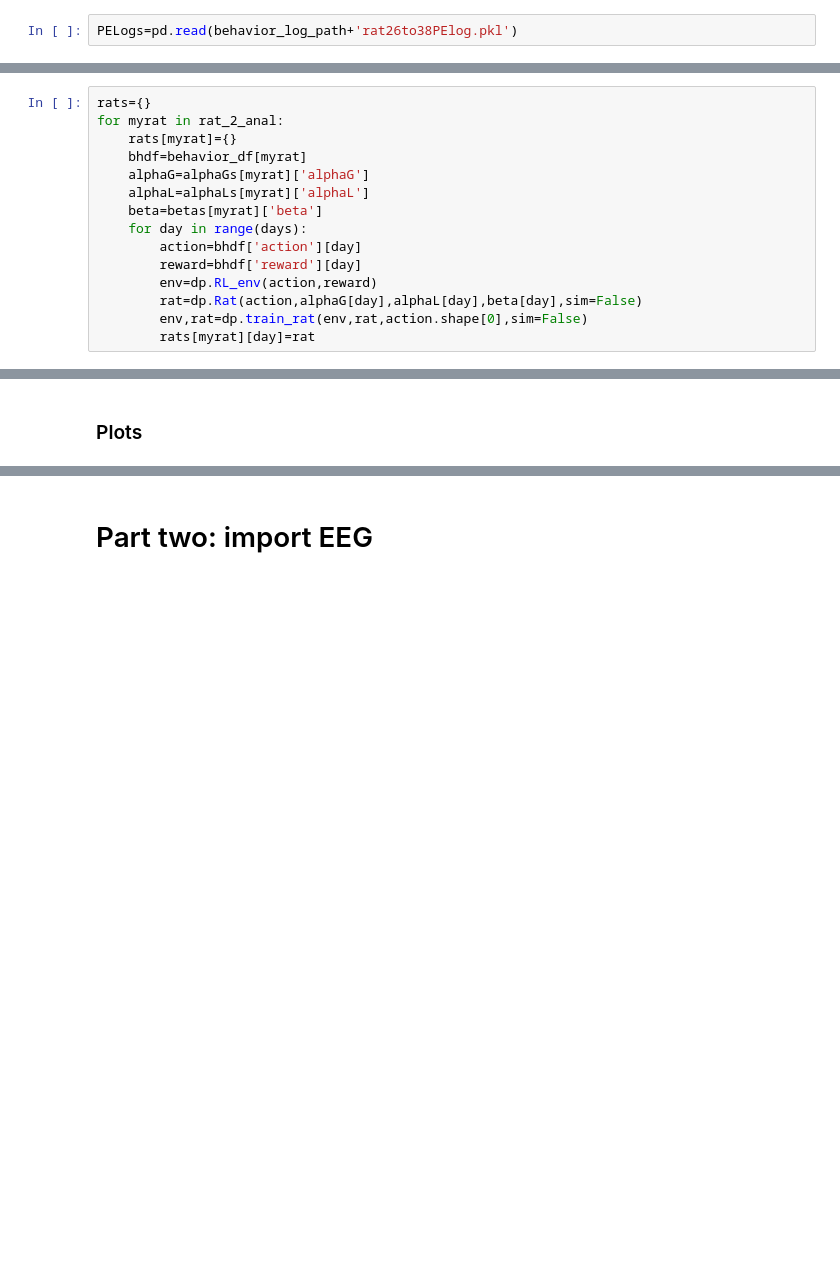
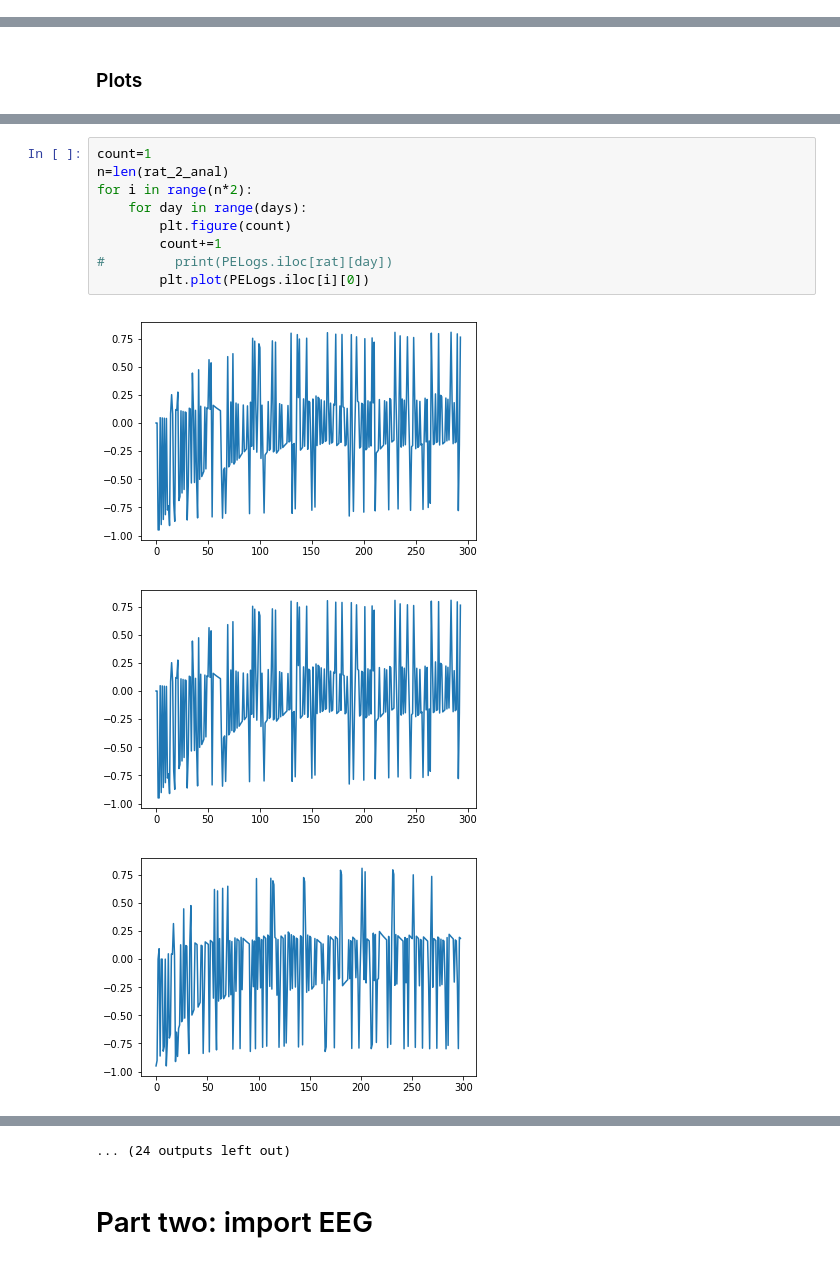
Before and after one commit to Maylibooyah69/RewardReversalPorject, a Jupyter notebook: Final Pipeline.ipynb, the cells around one changed output, grey strips where cells are left out. Saved outputs shown, nothing was run; the diff lists cells and outputs as text; blank space fills up the shorter version.

```diff
--- a/Final Pipeline.ipynb
+++ b/Final Pipeline.ipynb
@@ -100,5 +95,3 @@ behavior_df
 # %% [markdown]
 # Part One: Behavior Models
 ### Model-1: Q-learning with alpha_gain and loss, beta, and sigmoid action decision
-# %%
-PELogs=pd.read(behavior_log_path+'rat26to38PElog.pkl')
@@ -113,15 +97,0 @@ NameError: name 'alphaGs' is not defined
-# %%
-rats={}
-for myrat in rat_2_anal:
-    rats[myrat]={}
-    bhdf=behavior_df[myrat]
-    alphaG=alphaGs[myrat]['alphaG']
-    alphaL=alphaLs[myrat]['alphaL']
-    beta=betas[myrat]['beta']
-    for day in range(days):
-        action=bhdf['action'][day]
-        reward=bhdf['reward'][day]
-        env=dp.RL_env(action,reward)
-        rat=dp.Rat(action,alphaG[day],alphaL[day],beta[day],sim=False)
-        env,rat=dp.train_rat(env,rat,action.shape[0],sim=False)
-        rats[myrat][day]=rat
@@ -150,0 +100,13 @@ for rat in rats:
+# %%
+count=1
+n=len(rat_2_anal)
+for i in range(n*2):
+    for day in range(days):
+        plt.figure(count)
+        count+=1
+#         print(PELogs.iloc[rat][day])
+        plt.plot(PELogs.iloc[i][0])
+# %% [output]
+[figure, added]
+[figure, added]
+[figure, added]
@@ -151,2 +122,3 @@ for rat in rats:
+... (24 outputs left out)
 # %% [markdown]
 # Part two: import EEG
```
Also changed, not shown: parts of 16 cells of this notebook, 3 other files.
